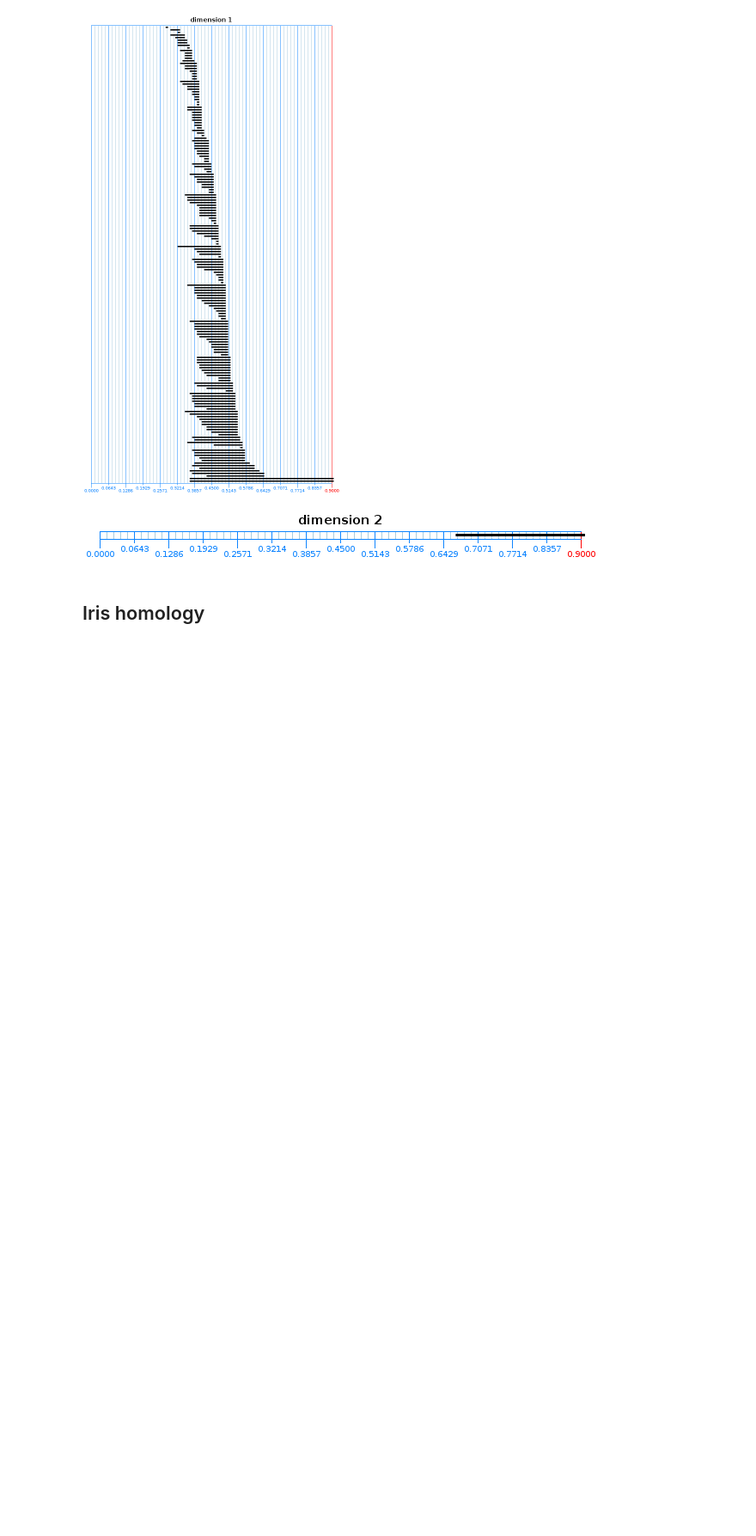
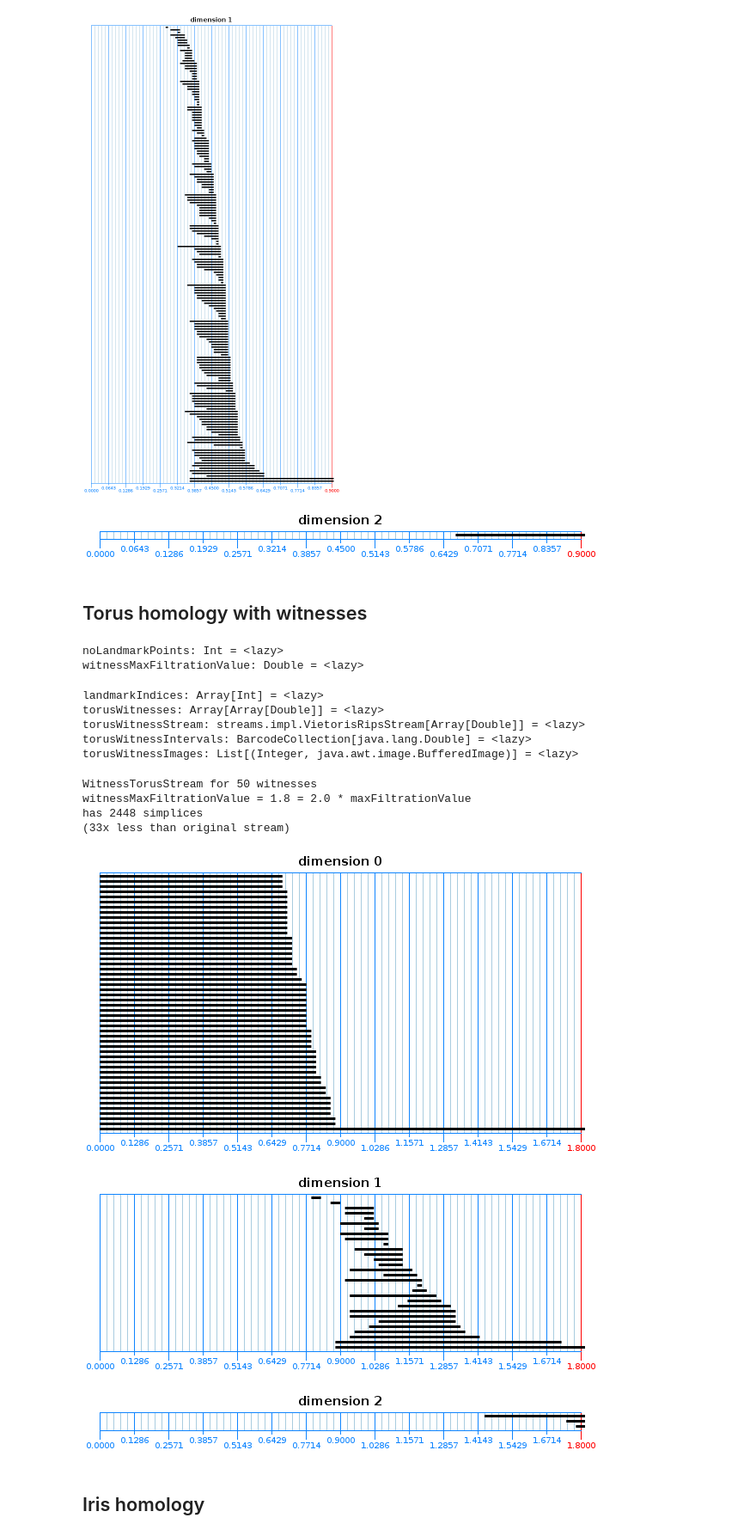
Before and after one commit to lambdaofgod/tda-project, a Jupyter notebook: notebooks/javaplex.ipynb, the cells around one changed output. Shown: that part at 86% size. Drawn from its saved outputs; the diff is of its cells as text; code cells hidden in the pictures; blank space fills up the shorter version.

Commit message:
witnesses from data example

```diff
--- a/notebooks/javaplex.ipynb
+++ b/notebooks/javaplex.ipynb
@@ -258,6 +211,49 @@ drawBarcodes(torusImages.map(_._2))
 [figure]
 [figure]
 [figure]
+# %% [markdown]
+## Torus homology with witnesses
+# %%
+lazy val noLandmarkPoints = 50
+lazy val witnessMaxFiltrationValue = 2* maxFiltrationValue
+# %% [output]
+noLandmarkPoints: Int = <lazy>
+witnessMaxFiltrationValue: Double = <lazy>
+# %%
+lazy val landmarkIndices = Plex4
+  .createMaxMinSelector(torusDataArray, noLandmarkPoints)
+  .getLandmarkPoints()
+
+lazy val torusWitnesses= landmarkIndices.map(torusDataArray(_))
+
+lazy val torusWitnessStream = Plex4.createVietorisRipsStream(torusWitnesses, maxDimension, witnessMaxFiltrationValue, numDivisions)
+
+lazy val torusWitnessIntervals = persistence.computeIntervals(torusWitnessStream)
+
+lazy val torusWitnessImages = barcodeImages(torusWitnessIntervals, witnessMaxFiltrationValue)
+# %% [output]
+landmarkIndices: Array[Int] = <lazy>
+torusWitnesses: Array[Array[Double]] = <lazy>
+torusWitnessStream: streams.impl.VietorisRipsStream[Array[Double]] = <lazy>
+torusWitnessIntervals: BarcodeCollection[java.lang.Double] = <lazy>
+torusWitnessImages: List[(Integer, java.awt.image.BufferedImage)] = <lazy>
+# %%
+println(Seq(
+  s"WitnessTorusStream for ${torusWitnesses.size} witnesses",
+  s"witnessMaxFiltrationValue = ${witnessMaxFiltrationValue} = ${witnessMaxFiltrationValue / maxFiltrationValue} * maxFiltrationValue",
+  s"has ${torusWitnessStream.getSize()} simplices",
+  s"(${torusStream.getSize() / torusWitnessStream.getSize()}x less than original stream)").mkString("\n"))
+# %% [output]
+WitnessTorusStream for 50 witnesses
+witnessMaxFiltrationValue = 1.8 = 2.0 * maxFiltrationValue
+has 2448 simplices
+(33x less than original stream)
+# %%
+drawBarcodes(torusWitnessImages.map(_._2))
+# %% [output]
+[figure, added]
+[figure, added]
+[figure, added]
 # %% [markdown]
 ## Iris homology
 # %%
```
Also changed, not shown: parts of 17 cells of this notebook, 3 other files.
